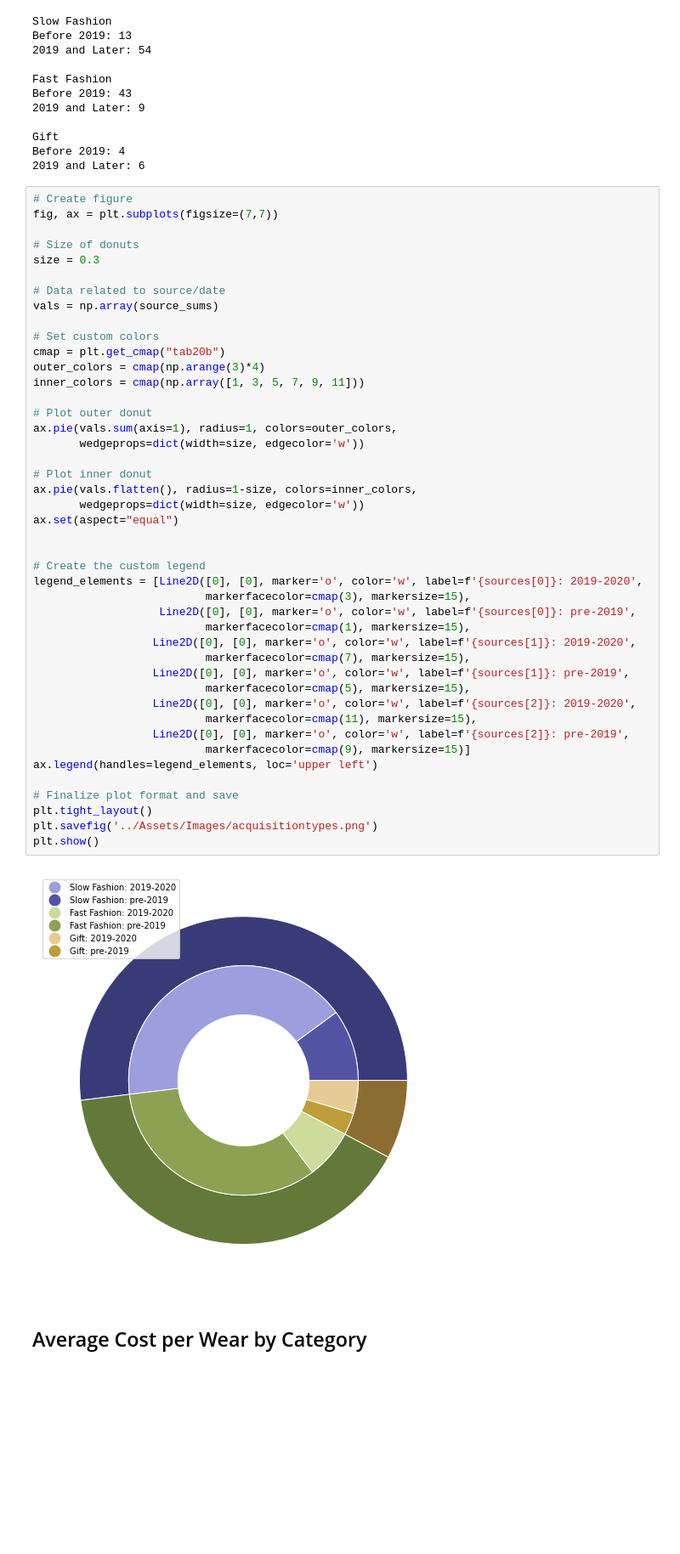
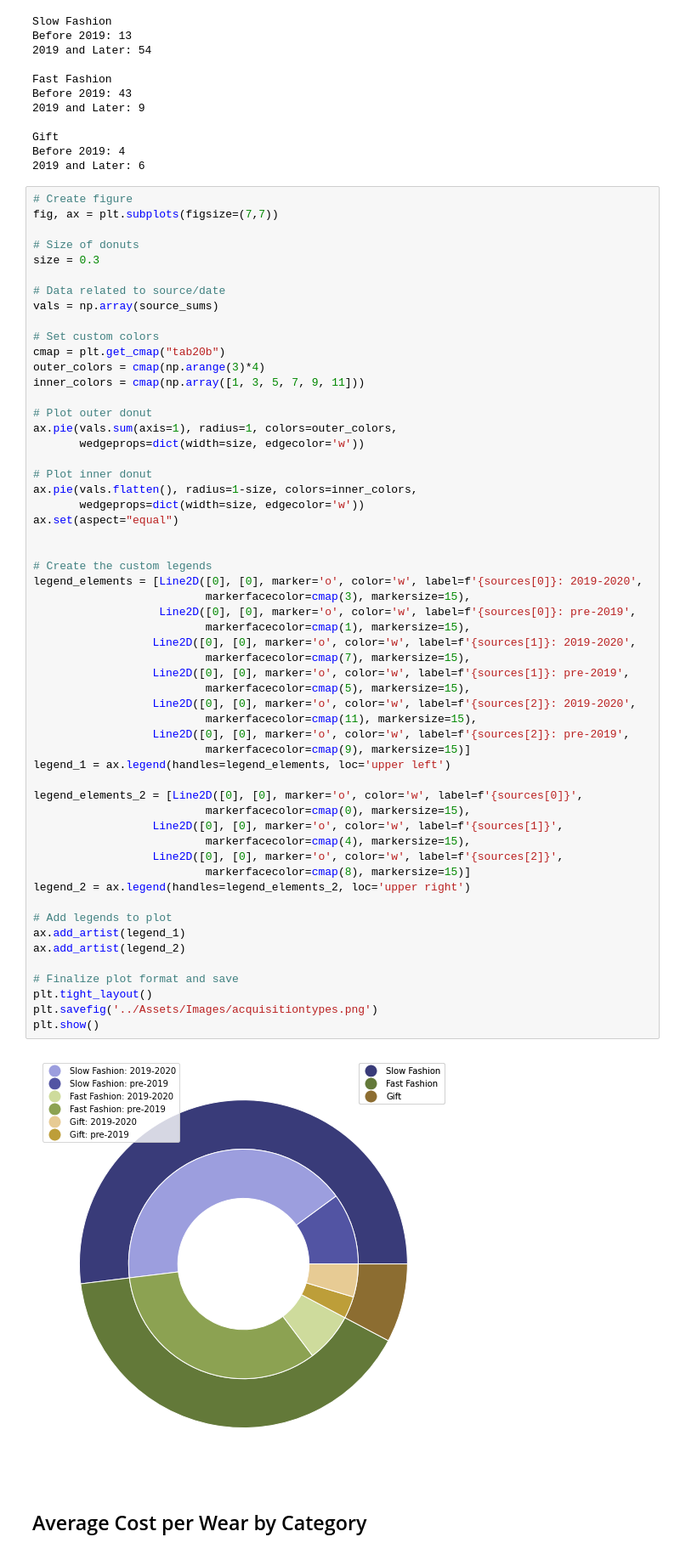
Before and after one commit to rebekahcallkacz/wardrobe-data-analysis, a Jupyter notebook: Data Analysis/data_visualization.ipynb, the cells around one changed output. Shown at 85% size. Cells and saved outputs as stored; diff of their text form; blank space fills up the shorter version.

Commit message:
added additional legend to nested pie chart

```diff
--- a/Data Analysis/data_visualization.ipynb
+++ b/Data Analysis/data_visualization.ipynb
@@ -126,36 +126,48 @@ outer_colors = cmap(np.arange(3)*4)
 inner_colors = cmap(np.array([1, 3, 5, 7, 9, 11]))
 
 # Plot outer donut
 ax.pie(vals.sum(axis=1), radius=1, colors=outer_colors,
        wedgeprops=dict(width=size, edgecolor='w'))
 
 # Plot inner donut
 ax.pie(vals.flatten(), radius=1-size, colors=inner_colors,
        wedgeprops=dict(width=size, edgecolor='w'))
 ax.set(aspect="equal")
 
 
-# Create the custom legend
+# Create the custom legends
 legend_elements = [Line2D([0], [0], marker='o', color='w', label=f'{sources[0]}: 2019-2020',
                           markerfacecolor=cmap(3), markersize=15),
                    Line2D([0], [0], marker='o', color='w', label=f'{sources[0]}: pre-2019',
                           markerfacecolor=cmap(1), markersize=15),
                   Line2D([0], [0], marker='o', color='w', label=f'{sources[1]}: 2019-2020',
                           markerfacecolor=cmap(7), markersize=15),
                   Line2D([0], [0], marker='o', color='w', label=f'{sources[1]}: pre-2019',
                           markerfacecolor=cmap(5), markersize=15),
                   Line2D([0], [0], marker='o', color='w', label=f'{sources[2]}: 2019-2020',
                           markerfacecolor=cmap(11), markersize=15),
                   Line2D([0], [0], marker='o', color='w', label=f'{sources[2]}: pre-2019',
                           markerfacecolor=cmap(9), markersize=15)]
-ax.legend(handles=legend_elements, loc='upper left')
+legend_1 = ax.legend(handles=legend_elements, loc='upper left')
+
+legend_elements_2 = [Line2D([0], [0], marker='o', color='w', label=f'{sources[0]}',
+                          markerfacecolor=cmap(0), markersize=15),
+                  Line2D([0], [0], marker='o', color='w', label=f'{sources[1]}',
+                          markerfacecolor=cmap(4), markersize=15),
+                  Line2D([0], [0], marker='o', color='w', label=f'{sources[2]}',
+                          markerfacecolor=cmap(8), markersize=15)]
+legend_2 = ax.legend(handles=legend_elements_2, loc='upper right')
+
+# Add legends to plot
+ax.add_artist(legend_1)
+ax.add_artist(legend_2)
 
 # Finalize plot format and save
 plt.tight_layout()
 plt.savefig('../Assets/Images/acquisitiontypes.png')
 plt.show()
 # %% [output]
-[figure, old version]
+[figure, new version]
 # %% [markdown]
 ## Average Cost per Wear by Category
 # %%
```
Also changed, not shown: 1 other file.
